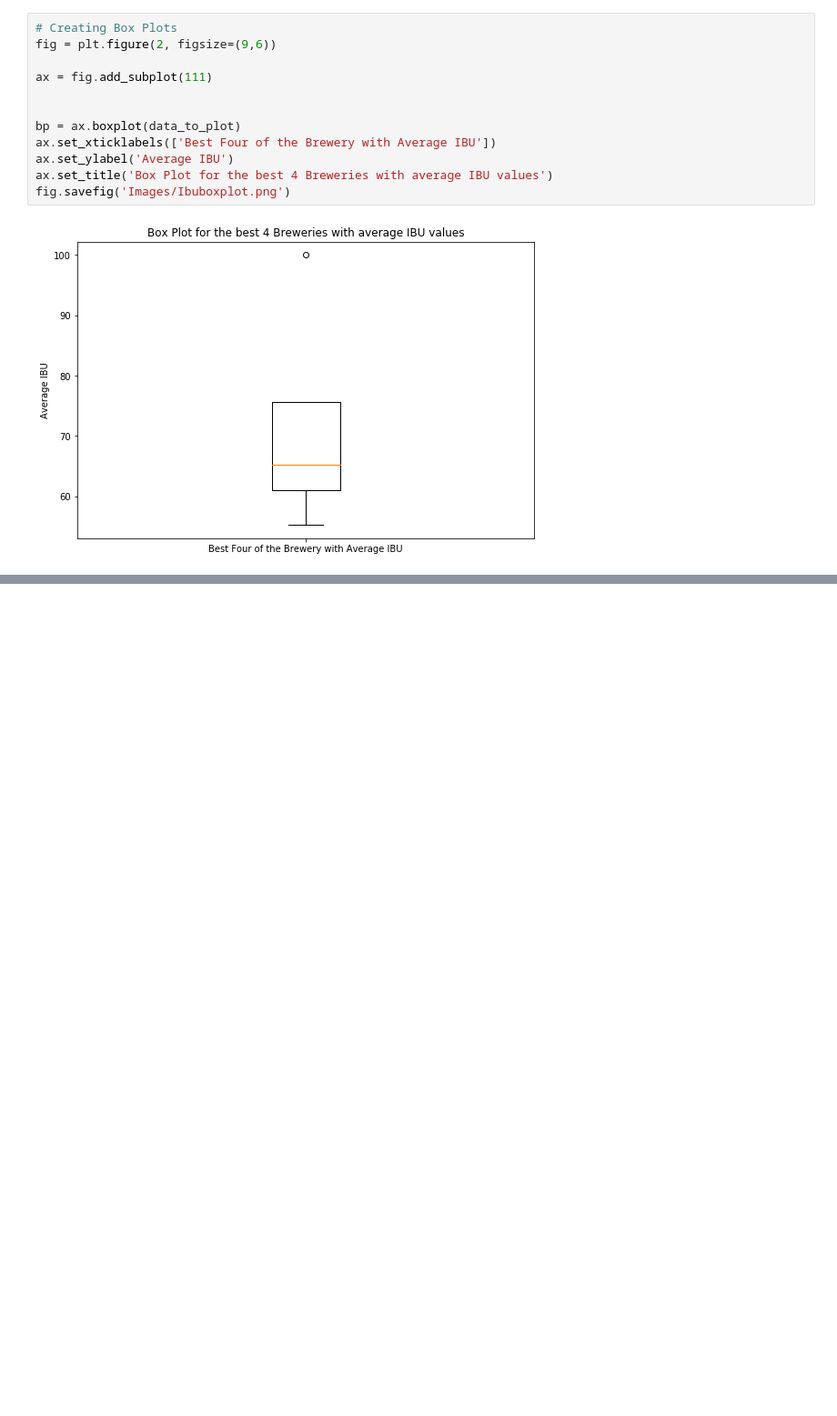
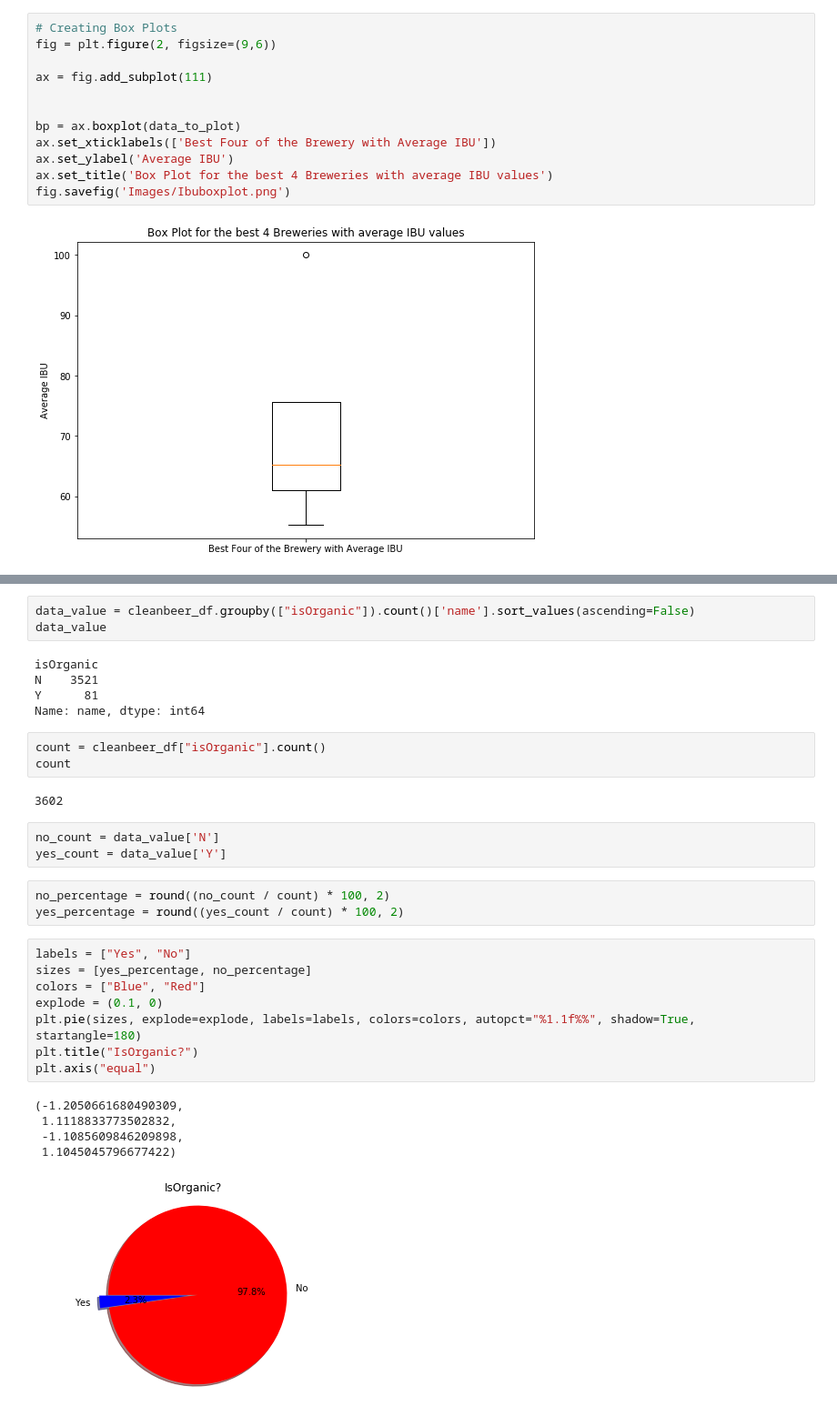
Before and after one commit to Danne-Paredes/brew_project, a Jupyter notebook: Graphs.ipynb, the cells around one changed output, grey strips where cells are left out. Shown at 91% size. Saved outputs shown, nothing was run; the diff lists cells and outputs as text; blank space fills up the shorter version.

```diff
--- a/Graphs.ipynb
+++ b/Graphs.ipynb
@@ -200,0 +216,33 @@ fig.savefig('Images/Ibuboxplot.png')
+# %%
+data_value = cleanbeer_df.groupby(["isOrganic"]).count()['name'].sort_values(ascending=False)
+data_value
+# %% [output]
+isOrganic
+N    3521
+Y      81
+Name: name, dtype: int64
+# %%
+count = cleanbeer_df["isOrganic"].count()
+count
+# %% [output]
+3602
+# %%
+no_count = data_value['N']
+yes_count = data_value['Y']
+# %%
+no_percentage = round((no_count / count) * 100, 2)
+yes_percentage = round((yes_count / count) * 100, 2)
+# %%
+labels = ["Yes", "No"]
+sizes = [yes_percentage, no_percentage]
+colors = ["Blue", "Red"]
+explode = (0.1, 0)
+plt.pie(sizes, explode=explode, labels=labels, colors=colors, autopct="%1.1f%%", shadow=True, startangle=180)
+plt.title("IsOrganic?")
+plt.axis("equal")
+# %% [output]
+(-1.2050661680490309,
+ 1.1118833773502832,
+ -1.1085609846209898,
+ 1.1045045796677422)
+[figure, added]
```
Also changed, not shown: parts of 3 cells of this notebook, 1 other file.
